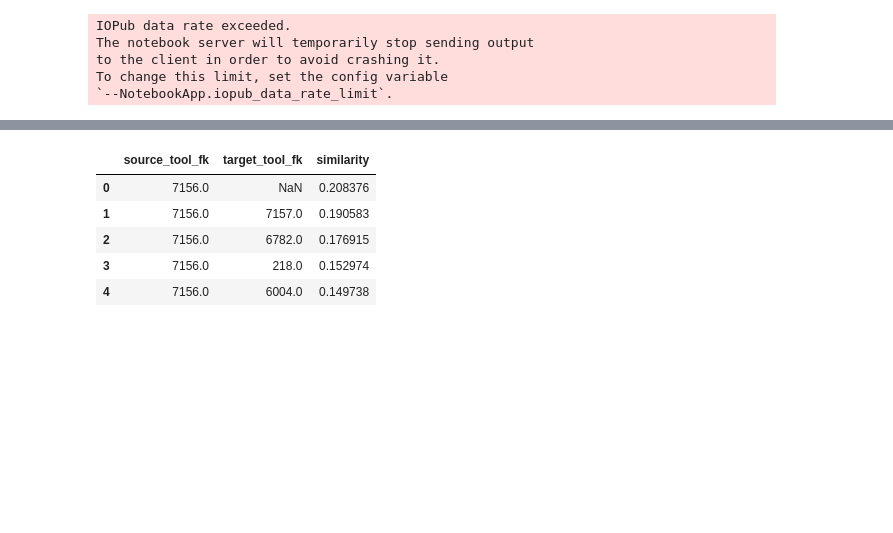
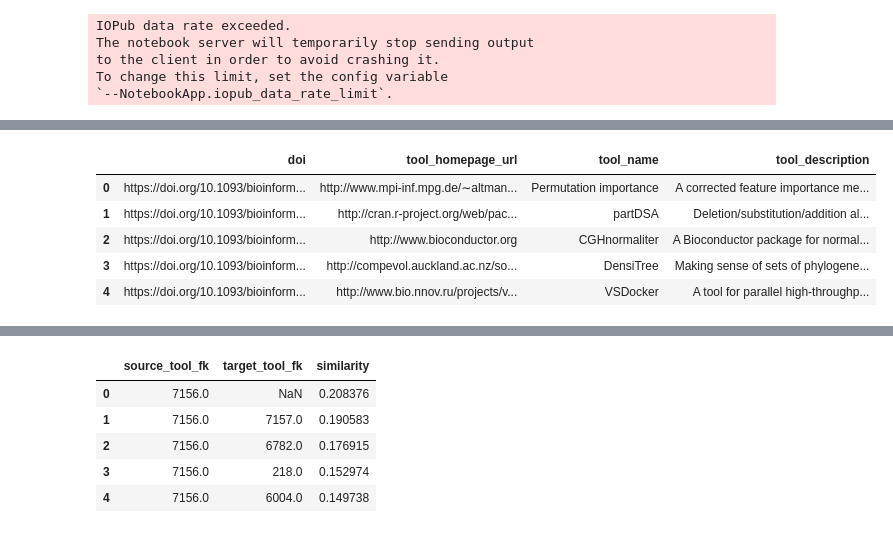
Before and after one commit to MaayanLab/datasets2tools, a Jupyter notebook: updater/pipeline/Development.ipynb, the cells around one changed output, grey strips where cells are left out. Cells and saved outputs as stored; diff of their text form; code cells hidden in the pictures; blank space fills up the shorter version.

```diff
--- a/updater/pipeline/Development.ipynb
+++ b/updater/pipeline/Development.ipynb
@@ -45,0 +76,9 @@ dataframes_ready_to_upload = {
+# %%
+tool_dataframe.head()
+# %% [output]
+|  | doi | tool_homepage_url | tool_name | tool_description |
+| 0 | https://doi.org/10.1093/bioinform... | http://www.mpi-inf.mpg.de/∼altman... | Permutation importance | A corrected feature importance me... |
+| 1 | https://doi.org/10.1093/bioinform... | http://cran.r-project.org/web/pac... | partDSA | Deletion/substitution/addition al... |
+| 2 | https://doi.org/10.1093/bioinform... | http://www.bioconductor.org | CGHnormaliter | A Bioconductor package for normal... |
+| 3 | https://doi.org/10.1093/bioinform... | http://compevol.auckland.ac.nz/so... | DensiTree | Making sense of sets of phylogene... |
+| 4 | https://doi.org/10.1093/bioinform... | http://www.bio.nnov.ru/projects/v... | VSDocker | A tool for parallel high-throughp... |
```
Also changed, not shown: parts of 6 cells of this notebook, 3 other files.
